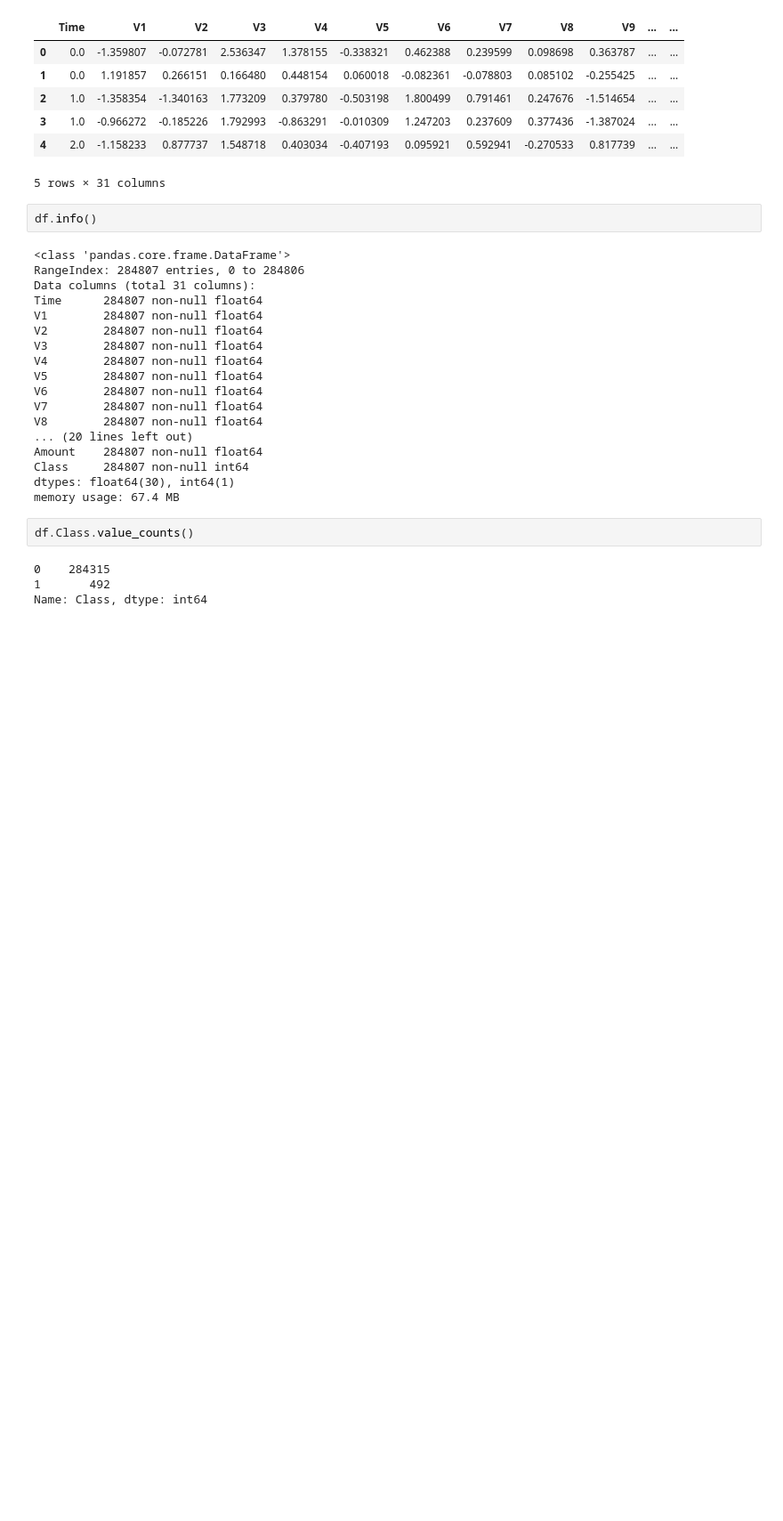
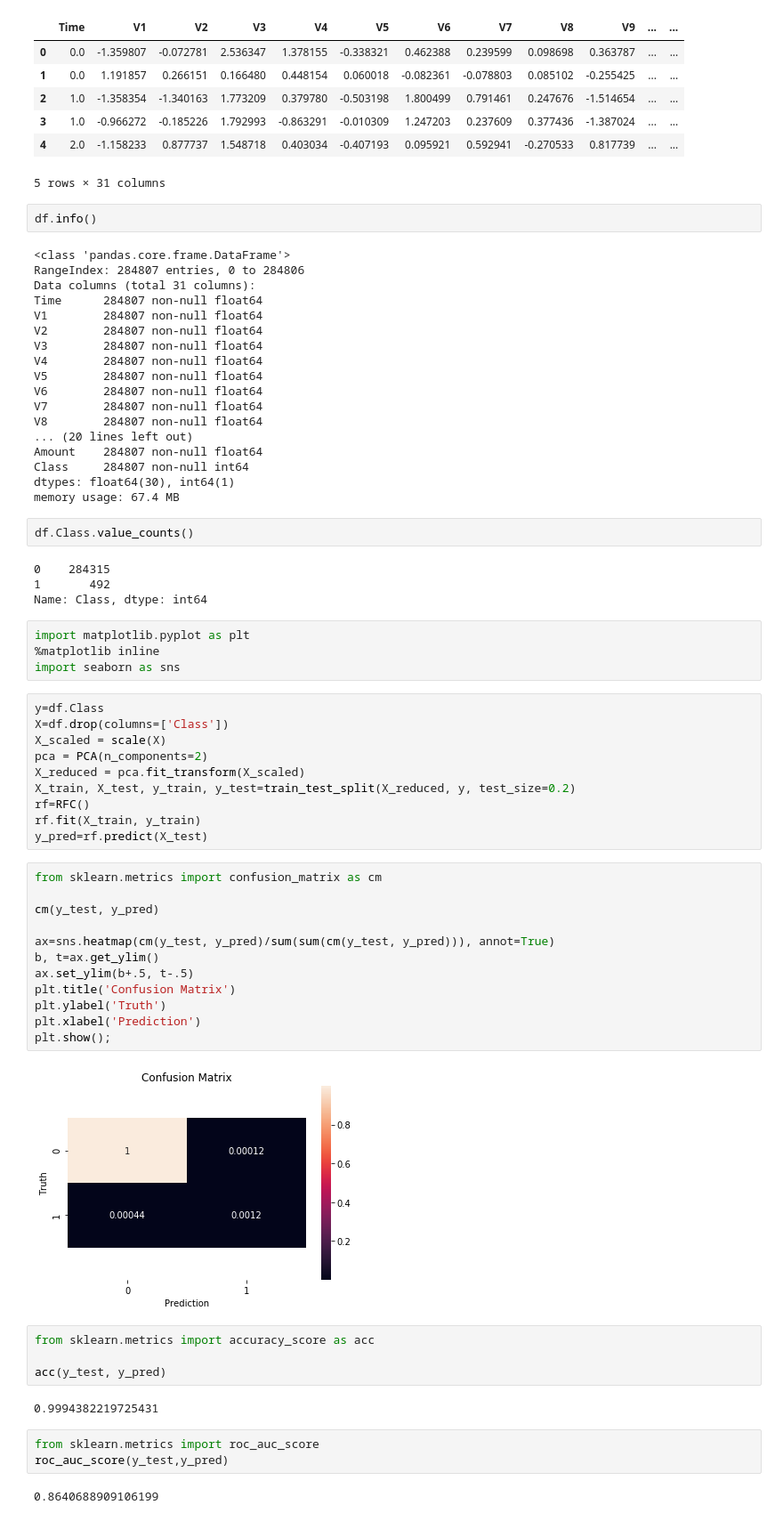
Before and after one commit to rogerzadi/Fraud_Detection_credit_card, a Jupyter notebook: Fraud_Detection.ipynb, the cells around one changed output. Shown at 89% size. Cells and saved outputs as stored; diff of their text form; blank space fills up the shorter version.

```diff
--- a/Fraud_Detection.ipynb
+++ b/Fraud_Detection.ipynb
@@ -38,3 +42,42 @@ df.Class.value_counts()
 0    284315
 1       492
 Name: Class, dtype: int64
+# %%
+import matplotlib.pyplot as plt
+%matplotlib inline
+import seaborn as sns
+# %%
+y=df.Class
+X=df.drop(columns=['Class'])
+X_scaled = scale(X)
+pca = PCA(n_components=2)
+X_reduced = pca.fit_transform(X_scaled)
+X_train, X_test, y_train, y_test=train_test_split(X_reduced, y, test_size=0.2)
+rf=RFC()
+rf.fit(X_train, y_train)
+y_pred=rf.predict(X_test)
+# %%
+from sklearn.metrics import confusion_matrix as cm
+
+cm(y_test, y_pred)
+
+ax=sns.heatmap(cm(y_test, y_pred)/sum(sum(cm(y_test, y_pred))), annot=True)
+b, t=ax.get_ylim()
+ax.set_ylim(b+.5, t-.5)
+plt.title('Confusion Matrix')
+plt.ylabel('Truth')
+plt.xlabel('Prediction')
+plt.show();
+# %% [output]
+[figure, added]
+# %%
+from sklearn.metrics import accuracy_score as acc
+
+acc(y_test, y_pred)
+# %% [output]
+0.9994382219725431
+# %%
+from sklearn.metrics import roc_auc_score
+roc_auc_score(y_test,y_pred)
+# %% [output]
+0.8640688909106199
```
Also changed, not shown: parts of 5 cells of this notebook, 1 other file.
